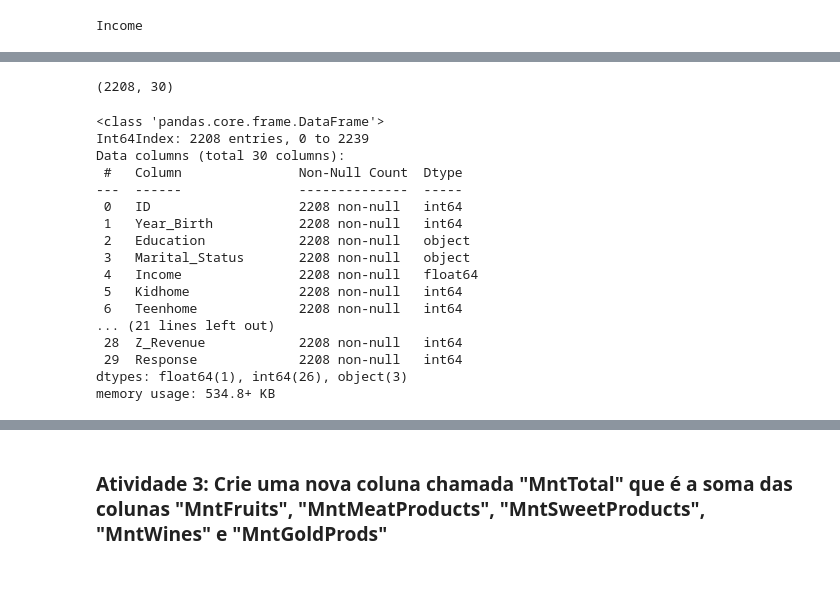
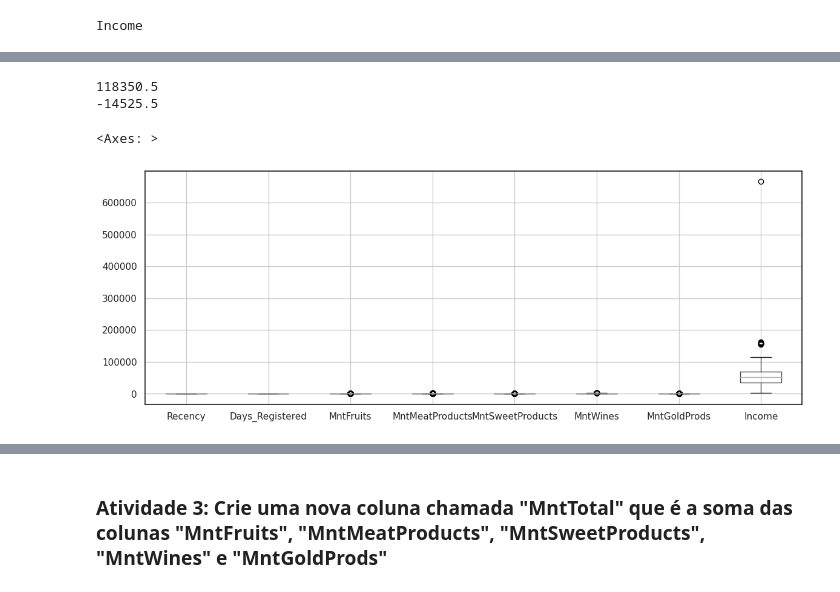
Before and after one commit to ceska68/Atividades, a Jupyter notebook: Bastien_Lize_Semana4_Exercício.ipynb, the cells around one changed output, grey strips where cells are left out. Saved outputs shown, nothing was run; the diff lists cells and outputs as text; code cells hidden in the pictures.

```diff
--- a/Bastien_Lize_Semana4_Exercício.ipynb
+++ b/Bastien_Lize_Semana4_Exercício.ipynb
@@ -147,18 +149,18 @@ df.describe()
 # %%
-# for col in ['Recency', 'Days_Registered', 'MntFruits', 'MntMeatProducts', 'MntSweetProducts', 'MntWines', 'MntGoldProds', 'Income']:
-# Calculando o intervalo interquartil (IQR)
+# calcular o intervalo interquartil (IQR)
 q1 = df['Income'].quantile(q=0.25)
 q3 = df['Income'].quantile(q=0.75)
 iqr = q3 - q1
 
-# Definindo um limite de corte (por exemplo, 1.5 vezes o IQR)
+# definir um limite de corte (nesse caso, 1.5 vezes o IQR)
 limit = 1.5 * iqr
 upper_limit = q3 + limit
-botton_limit = q1 - limit
+bottom_limit = q1 - limit
 
-outliers = df[(df['Income'] > upper_limit) | (df['Income'] < botton_limit)]
-# boxplot = df.boxplot(column=[col])
-# plt.show()
+# mostrar limites
+print(upper_limit)
 
-# drop a linha dos outliers
-df.drop(outliers.index, inplace=True)
+print(bottom_limit)
+# %% [output]
+118350.5
+-14525.5
@@ -180,24 +167,9 @@ df.drop(outliers.index, inplace=True)
-# %%
-df.shape
-# %% [output]
-(2208, 30)
-# %%
-df.info()
-# %% [output]
-<class 'pandas.core.frame.DataFrame'>
-Int64Index: 2208 entries, 0 to 2239
-Data columns (total 30 columns):
- #   Column               Non-Null Count  Dtype
----  ------               --------------  -----
- 0   ID                   2208 non-null   int64
- 1   Year_Birth           2208 non-null   int64
- 2   Education            2208 non-null   object
- 3   Marital_Status       2208 non-null   object
- 4   Income               2208 non-null   float64
- 5   Kidhome              2208 non-null   int64
- 6   Teenhome             2208 non-null   int64
-... (21 lines left out)
- 28  Z_Revenue            2208 non-null   int64
- 29  Response             2208 non-null   int64
-dtypes: float64(1), int64(26), object(3)
-memory usage: 534.8+ KB
+# %%
+# definir layout
+sns.set(style='white', rc={'figure.figsize':(14,5)})
+
+# criar boxplot
+df.boxplot(column = ['Recency', 'Days_Registered', 'MntFruits', 'MntMeatProducts', 'MntSweetProducts', 'MntWines' ,'MntGoldProds', 'Income'])
+# %% [output]
+<Axes: >
+[figure, added]
```
Also changed, not shown: parts of 31 cells of this notebook.
